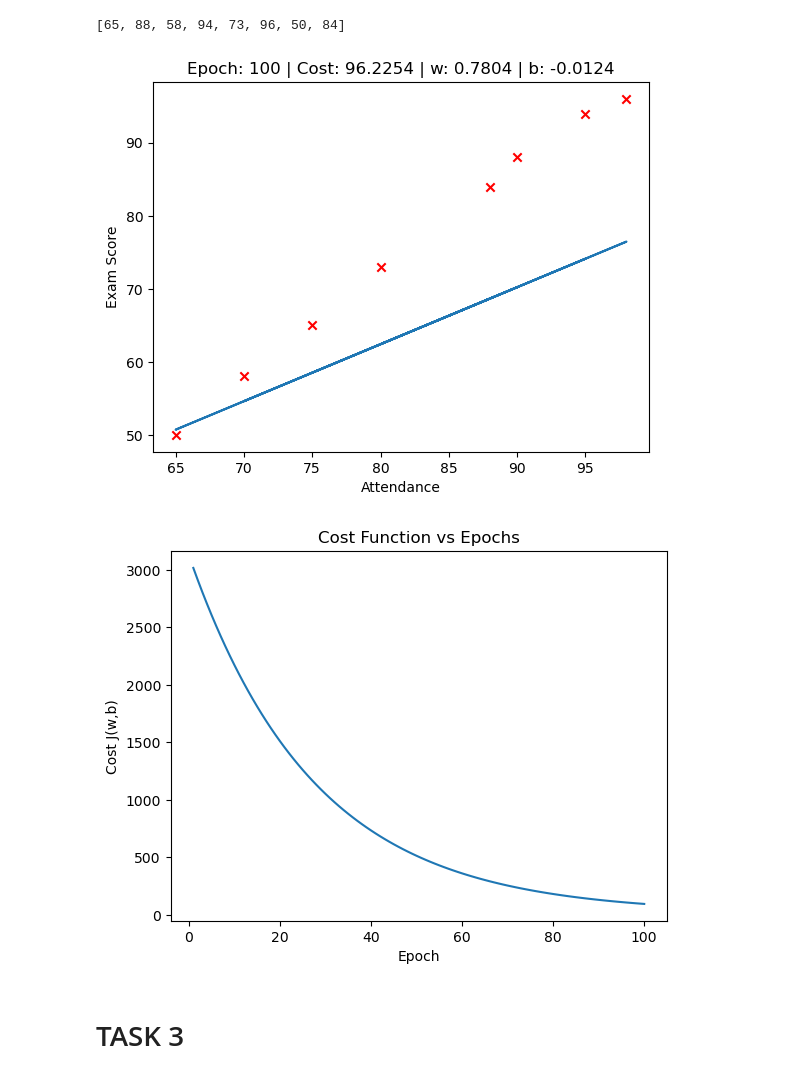
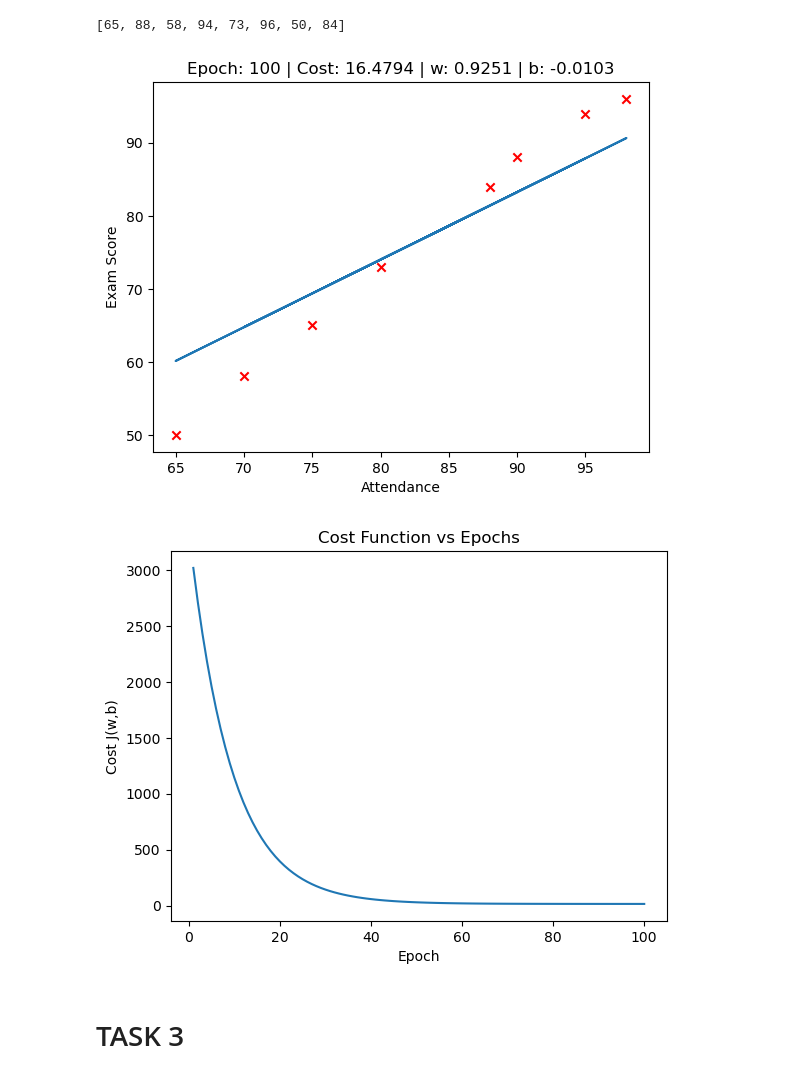
Before and after one commit to hammadshakeelai/Machine-Learning, a Jupyter notebook: ML_Lab-Tasks/ML_THEORY_ASSIGNMENT.ipynb, the cells around one changed output. Saved outputs shown, nothing was run; the diff lists cells and outputs as text; code cells hidden in the pictures.

```diff
--- a/ML_Lab-Tasks/ML_THEORY_ASSIGNMENT.ipynb
+++ b/ML_Lab-Tasks/ML_THEORY_ASSIGNMENT.ipynb
@@ -139,7 +139,7 @@ b=-37.46278290083005
 epochs = 100
 w = 0
 b = 0
-alpha = 0.0001 #0.000285
+alpha = 0.00028 #0.000285
 jwb = 0
 m = len(x) # number of training examples
 for i in range(epochs):
@@ -155,34 +155,34 @@ for i in range(epochs):
         squared_total_wxby += (w * Xi + b - Yi)**2
     jwb = (1 / (2 * m)) * squared_total_wxby
     cost_history.append(jwb)#
 
     print("Epoch: ",i+1," Cost: ",jwb," w: ",w," b: ",b)
 
     temp_w = w - alpha * (1 / m) * total_wxbyx
     temp_b = b - alpha * (1 / m) * total_wxby
 
     w = temp_w
     b = temp_b
 
 # Live visualization#
 clear_output(wait=True)#
 
 plt.scatter(x, y, marker='x', c='r')#
 
 x_line = np.array(x)#
 y_line = w * x_line + b#
 
 plt.plot(x_line, y_line)#
 
 plt.xlabel("Attendance")#
 plt.ylabel("Exam Score")#
 plt.title(f"Epoch: {i+1} | Cost: {jwb:.4f} | w: {w:.4f} | b: {b:.4f}")#
 
 plt.show()#
 
 time.sleep(0.2)#
 # %% [output]
-[figure, old version]
+[figure, new version]
 # %%
 plt.plot(range(1, epochs + 1), cost_history)
 
@@ -192,7 +192,7 @@ plt.title("Cost Function vs Epochs")
 
 plt.show()
 # %% [output]
-[figure, old version]
+[figure, new version]
 # %% [markdown]
 # TASK 3
 # %%
```
